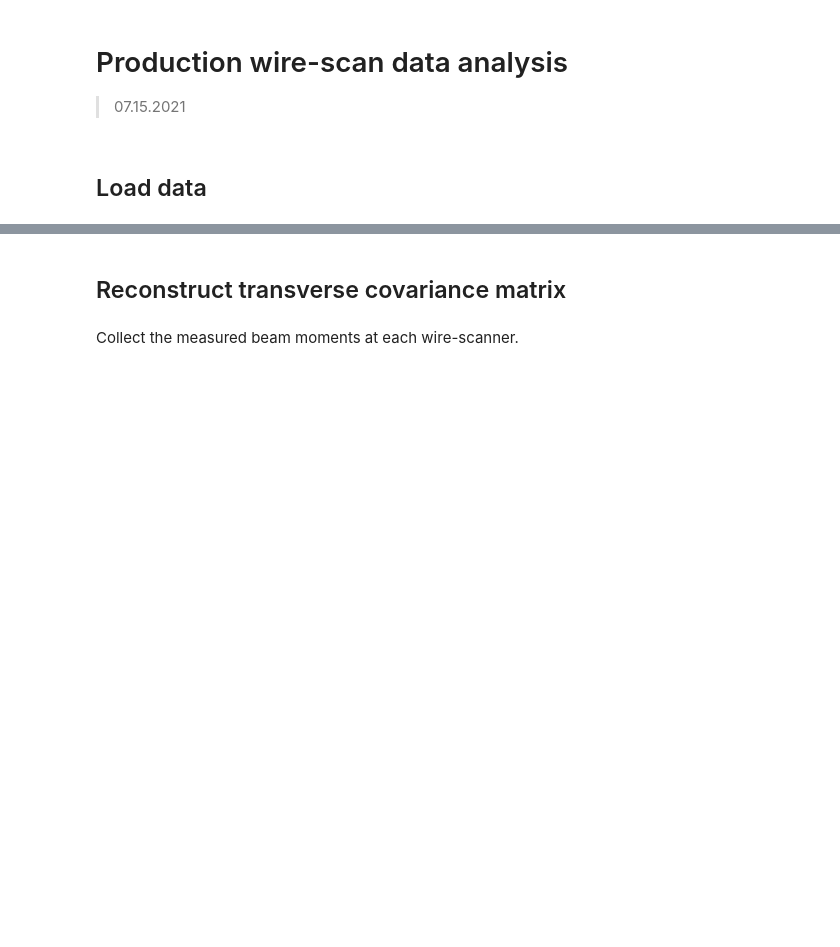
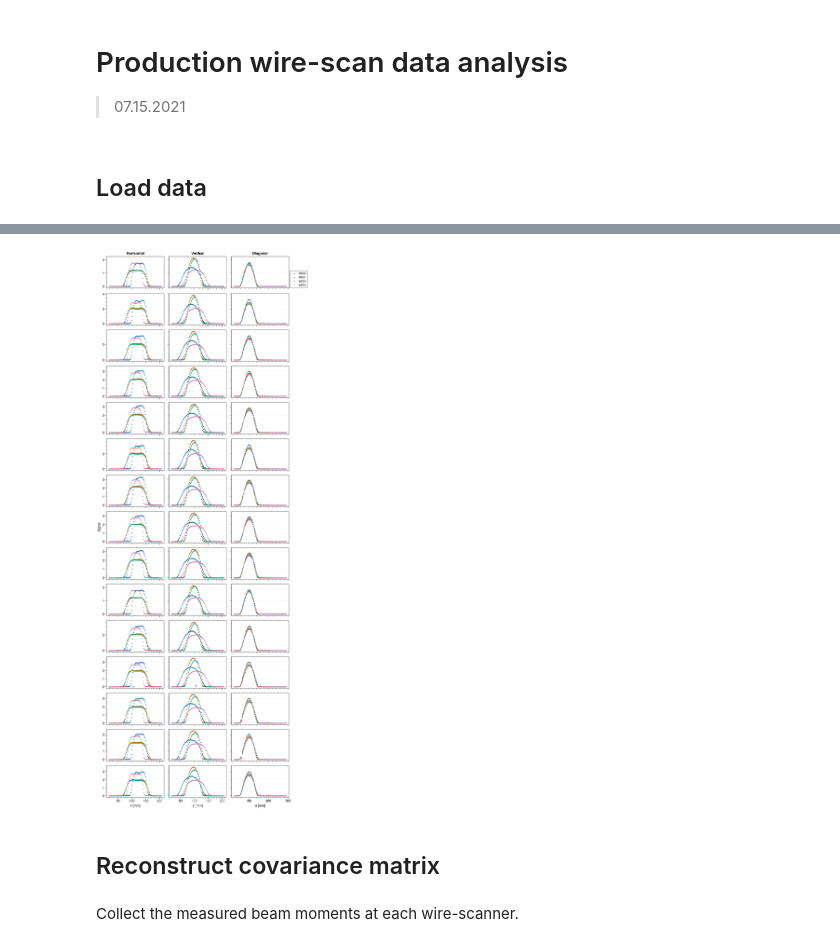
Before and after one commit to austin-hoover/emittance-measurement, a Jupyter notebook: emittance_measurement_4D/_saved/2021-ws-data-production/analysis.ipynb, the cells around one changed output, grey strips where cells are left out. Cells and saved outputs as stored; diff of their text form; code cells hidden in the pictures; blank space fills up the shorter version.

```diff
--- a/emittance_measurement_4D/_saved/2021-ws-data-production/analysis.ipynb
+++ b/emittance_measurement_4D/_saved/2021-ws-data-production/analysis.ipynb
@@ -66,2 +98,2 @@ I don't currenlty understand the harp data format.
 # %%
-measurements = [read_pta(filename) for filename in filenames_ws]
+measurements = [em.read_pta_ws(filename) for filename in filenames_ws]
@@ -73,6 +101,8 @@ display(profile.params)
 kws_raw = dict(legend=False, marker='.', ms=3, lw=0)
 kws_fit = dict(legend=False, color='k', alpha=0.2, zorder=0)
 # %%
-axes = plot_profiles(measurements, ws_ids, show_fit=False, kws_raw=kws_raw, kws_fit=kws_fit)
+axes = em.plot_profiles(measurements, ws_ids, fit=False, kws_raw=kws_raw, kws_fit=kws_fit)
 plt.savefig('figures/profiles.png', dpi=300, facecolor='white')
+# %% [output]
+[figure, added]
 # %%
@@ -80,5 +111,5 @@ plt.savefig('figures/profiles.png', dpi=300, facecolor='white')
 # %% [markdown]
-## Reconstruct transverse covariance matrix
+## Reconstruct covariance matrix
 # %% [markdown]
 Collect the measured beam moments at each wire-scanner.
 # %%
```
Also changed, not shown: parts of 29 cells of this notebook.
